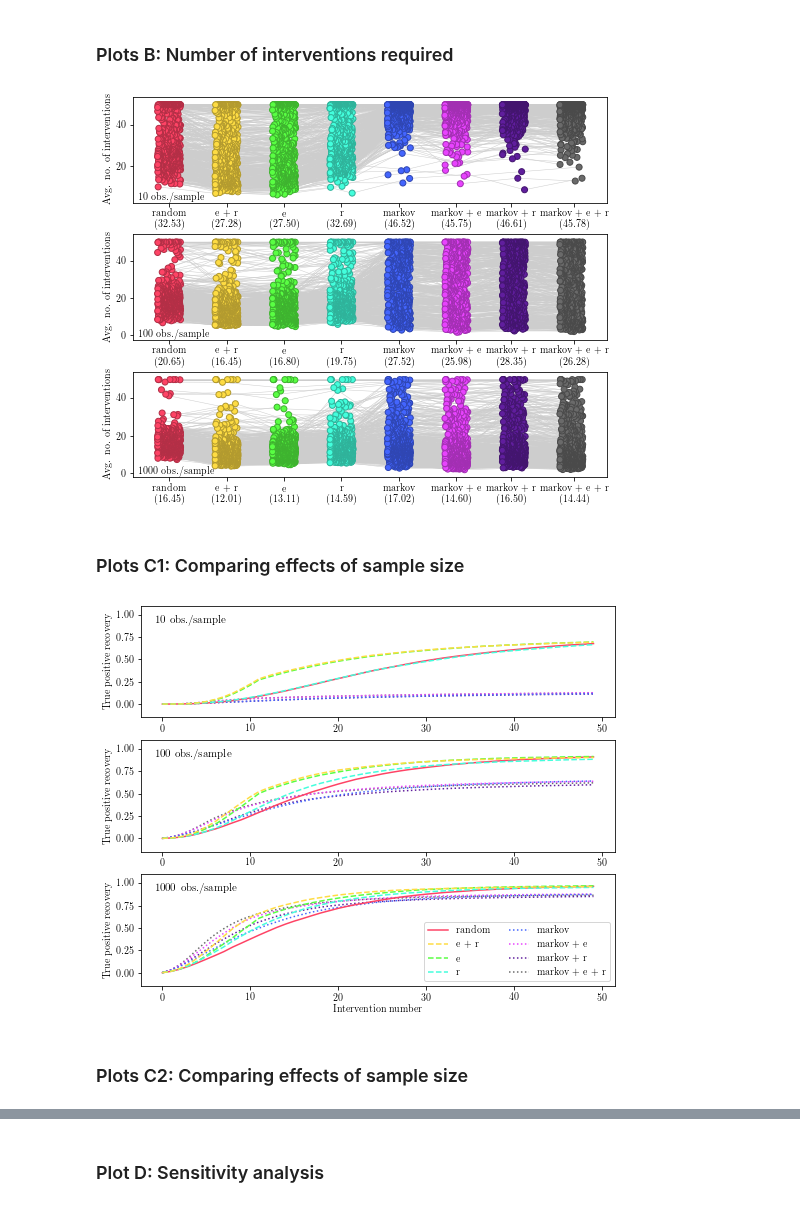
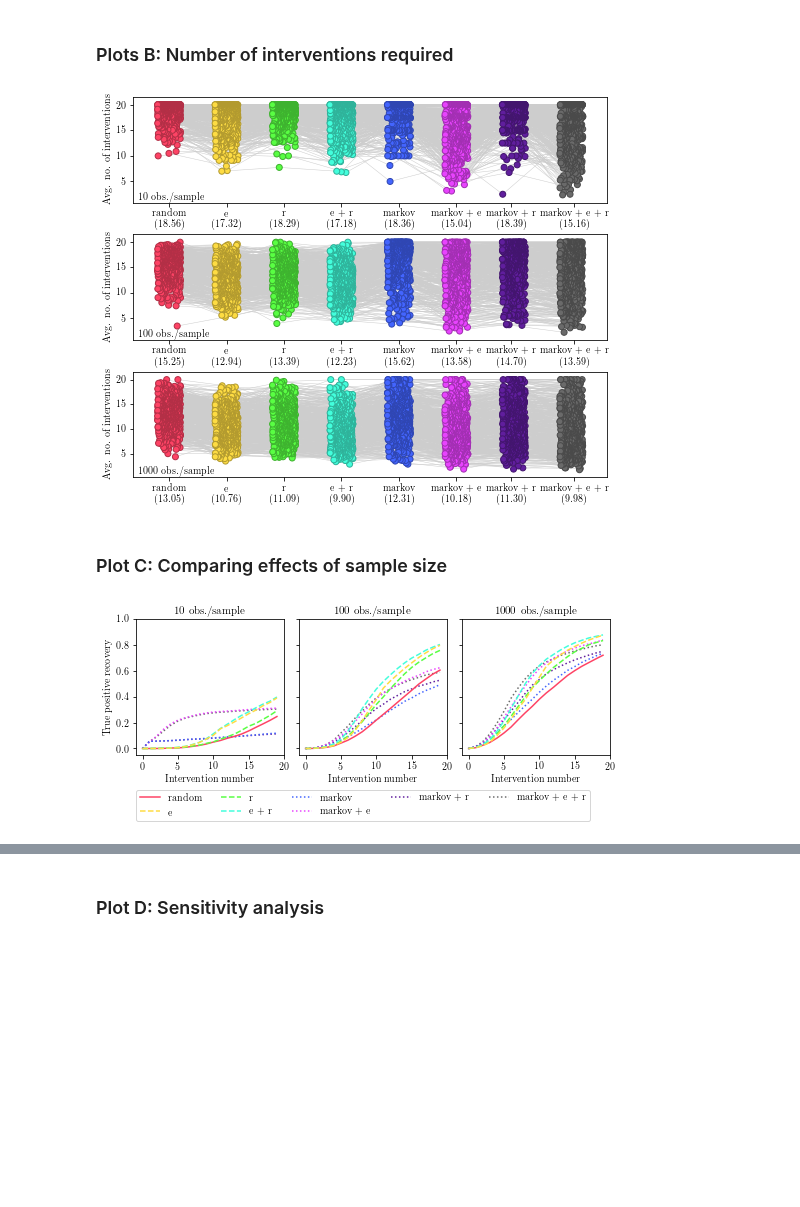
Before and after one commit to juangamella/aicp, a Jupyter notebook: plots_finite.ipynb, the cells around one changed output, grey strips where cells are left out. Cells and saved outputs as stored; diff of their text form; code cells hidden in the pictures; blank space fills up the shorter version.

```diff
--- a/plots_finite.ipynb
+++ b/plots_finite.ipynb
@@ -219,7 +60,7 @@ def generate_trajectories(results, cases):
     N = len(results[0][0])
     P = len(results)
 
-    results = [results[i] for i in [0,3,1,2,4,5,6,7]]
+    #results = [results[i] for i in [0,3,1,2,4,5,6,7]]
 
     no_ints = np.zeros((len(results), runs, N))
     #all_trajectories_jac = {}
@@ -233,7 +74,7 @@ def generate_trajectories(results, cases):
         #trajectories_jac = []
         trajectories_ham = []
         type1_errors = []
-        for i,run_results in enumerate(policy_runs):
+        for i,run_results in enumerate(policy_runs[0:8]):
             no_ints[k, i,:] = list(map(lambda result: len(result.interventions()), run_results))
             for j, result in enumerate(run_results):
                 estimates = list(map(lambda step: step[0], result.history[0::])) + [result.estimate]
@@ -302,0 +132,2 @@ max_iter = 50
+# %%
+Trajectories, Type1Errors, NoInts, N, P, runs, names, cases = process_experiments(experiments_20_iter)
@@ -366,16 +212,17 @@ plt.figure(figsize=(9,3.5))
 # Plot trajectories
 #plt.subplot(gs[0])
 ax = plt.gca()
-plot_iter = 50
+plot_iter = 20
 x_axis = np.arange(0, plot_iter)
 zorder = [1,4,2,3,-1,-2,-3,-4]
+linestyle = ['-', '--', '--', '--', ':', ':', ':', ':']
 for i,name in enumerate(names):
-    ax.plot(x_axis, mean[i,x_axis], label=name, linewidth=1.5, color=colors[i], zorder=zorder[i])
+    ax.plot(x_axis, mean[i,x_axis], label=name, linewidth=1.5, color=colors[i], linestyle = linestyle[i], zorder=zorder[i])
 plt.xlabel("Intervention number")
 plt.ylabel("True positive recovery")
 #axes.set_xticks(x_axis)
 ax.legend(prop=fontP)
-
+plt.ylim([0,1])
 # Save figure
 plt.savefig('figures/tpr_fin_10.pdf', bbox_inches='tight')
 # %% [output]
@@ -390,14 +237,15 @@ NoIntsAux = copy.deepcopy(NoInts)
 for no_ints in NoIntsAux:
     no_ints[no_ints > max_iter] = max_iter
 
+dev = 0.2
+xaxis = np.tile(np.arange(P), (N, 1)) - np.outer(np.linspace(-dev, dev, N), np.ones(P))
+ecolor = "#cdcdcd"
+
 ##############################
 # n=10
 plt.subplot(gs[0])
 means = np.mean(NoIntsAux[0][:,:,:], axis=1)
 
-dev = 0.2
-xaxis = np.tile(np.arange(P), (N, 1)) - np.outer(np.linspace(-dev, dev, N), np.ones(P))
-ecolor = "#cdcdcd"
 for i in range(N):
     plt.plot(xaxis[i,:], means[:, i].T, color=ecolor, zorder=0, linewidth=0.5)
 for i in range(N):
@@ -417,9 +265,6 @@ ax.text(0.01,0.027,"10 obs./sample", transform=ax.transAxes, fontsize=10, ha="le
 plt.subplot(gs[1])
 means = np.mean(NoIntsAux[1][:,:,:], axis=1)
 
-dev = 0.2
-xaxis = np.tile(np.arange(P), (N, 1)) - np.outer(np.linspace(-dev, dev, N), np.ones(P))
-ecolor = "#cdcdcd"
 for i in range(N):
     plt.plot(xaxis[i,:], means[:, i].T, color=ecolor, zorder=0, linewidth=0.5)
 for i in range(N):
@@ -439,9 +284,6 @@ ax.text(0.01,0.027,"100 obs./sample", transform=ax.transAxes, fontsize=10, ha="l
 plt.subplot(gs[2])
 means = np.mean(NoIntsAux[2][:,:,:], axis=1)
 
-dev = 0.2
-xaxis = np.tile(np.arange(P), (N, 1)) - np.outer(np.linspace(-dev, dev, N), np.ones(P))
-ecolor = "#cdcdcd"
 for i in range(N):
     plt.plot(xaxis[i,:], means[:, i].T, color=ecolor, zorder=0, linewidth=0.5)
 for i in range(N):
@@ -458,17 +300,17 @@ ax.text(0.01,0.027,"1000 obs./sample", transform=ax.transAxes, fontsize=10, ha="
 
 plt.savefig('figures/intervention_numbers_finite.pdf', bbox_inches='tight')
 # %% [output]
-[figure, old version]
+[figure, new version]
 # %% [markdown]
-### Plots C1: Comparing effects of sample size
+### Plot C: Comparing effects of sample size
 # %%
 # Plot settings
-gs = gridspec.GridSpec(3, 1, wspace=0.10, hspace=0.2)
-plt.figure(figsize=(8.5,7))
+gs = gridspec.GridSpec(1, 3, wspace=0.10, hspace=0.2)
+plt.figure(figsize=(8.5,2.5))
 
-plot_iter = 50
+plot_iter = 20
 x_axis = np.arange(0, plot_iter)
-ylim = [-0.15, 1.1]
+ylim = [-0.05, 1]
 linestyle = ['-', '--', '--', '--', ':', ':', ':', ':']
 zorder = [1,4,2,3,-1,-2,-3,-4]
 
@@ -485,53 +327,48 @@ ax = plt.gca()
 zorder = [1,4,2,3,-1,-2,-3,-4]
 for i,name in enumerate(names):
     ax.plot(x_axis, mean10[i,x_axis], label=name, linewidth=1.5, linestyle = linestyle[i], color=colors[i], zorder=zorder[i])
+plt.xlabel("Intervention number")
 plt.ylabel("True positive recovery")
-#axes.set_xticks(x_axis)
-#ax.legend(prop=fontP)
-ax.text(0.03,0.85,"10 obs./sample", transform=ax.transAxes, fontsize=11, ha="left")
+ax.set_xticks(np.arange(0, plot_iter+1, 5))
+ax.text(0.5,1.04,"10 obs./sample", transform=ax.transAxes, fontsize=11, ha="center")
 plt.ylim(ylim)
-#ax.legend(prop=fontP)
 
 ##############################
 # Plot trajectories for n=100
 hm_dist100 = np.zeros((P, N*runs, max_iter+1))
 for i, (name, trajectories) in enumerate(Trajectories[1].items()):
     for j, trajectory in enumerate(trajectories):
         hm_dist100[i, j, 0:len(trajectory)] = trajectory
 mean100 = np.mean(hm_dist100[:, :, :] == 0, axis=1)
 plt.subplot(gs[1])
 ax = plt.gca()
 for i,name in enumerate(names):
     ax.plot(x_axis, mean100[i,x_axis], label=name, linewidth=1.5, linestyle = linestyle[i], color=colors[i], zorder=zorder[i])
-plt.ylabel("True positive recovery")
-#ax.set_yticklabels([])
-#axes.set_xticks(x_axis)
-ax.text(0.03,0.85,"100 obs./sample", transform=ax.transAxes, fontsize=11, ha="left")
+plt.xlabel("Intervention number")
+ax.set_yticklabels([])
+ax.set_xticks(np.arange(0, plot_iter+1, 5))
+ax.text(0.5,1.04,"100 obs./sample", transform=ax.transAxes, fontsize=11, ha="center")
 plt.ylim(ylim)
-#ax.legend(prop=fontP)
 
 ##############################
 # Plot trajectories for n=1000
 hm_dist1000 = np.zeros((P, N*runs, max_iter+1))
 for i, (name, trajectories) in enumerate(Trajectories[2].items()):
     for j, trajectory in enumerate(trajectories):
         hm_dist1000[i, j, 0:len(trajectory)] = trajectory
 mean1000 = np.mean(hm_dist1000[:, :, :] == 0, axis=1)
 
 plt.subplot(gs[2])
 ax = plt.gca()
 for i,name in enumerate(names):
     ax.plot(x_axis, mean1000[i,x_axis], label=name, linewidth=1.5, linestyle = linestyle[i], color=colors[i], zorder=zorder[i])
 plt.xlabel("Intervention number")
-plt.ylabel("True positive recovery")
-#axes.set_xticks(x_axis)
-#ax.legend(prop=fontP)
-ax.text(0.03,0.85,"1000 obs./sample", transform=ax.transAxes, fontsize=11, ha="left")
+ax.set_yticklabels([])
+ax.set_xticks(np.arange(0, plot_iter+1, 5))
+ax.text(0.5,1.04,"1000 obs./sample", transform=ax.transAxes, fontsize=11, ha="center")
 plt.ylim(ylim)
 
-ax.legend(prop=fontP, ncol=2)
-plt.savefig('figures/tpr_finite_large.pdf', bbox_inches='tight')
+ax.legend(prop=fontP, ncol=5, bbox_to_anchor=(0.9, -.22))
+plt.savefig('figures/tpr_finite.pdf', bbox_inches='tight')
 # %% [output]
-[figure, old version]
+[figure, new version]
-# %% [markdown]
-### Plots C2: Comparing effects of sample size
```
Also changed, not shown: parts of 20 cells of this notebook, 4 other files.
